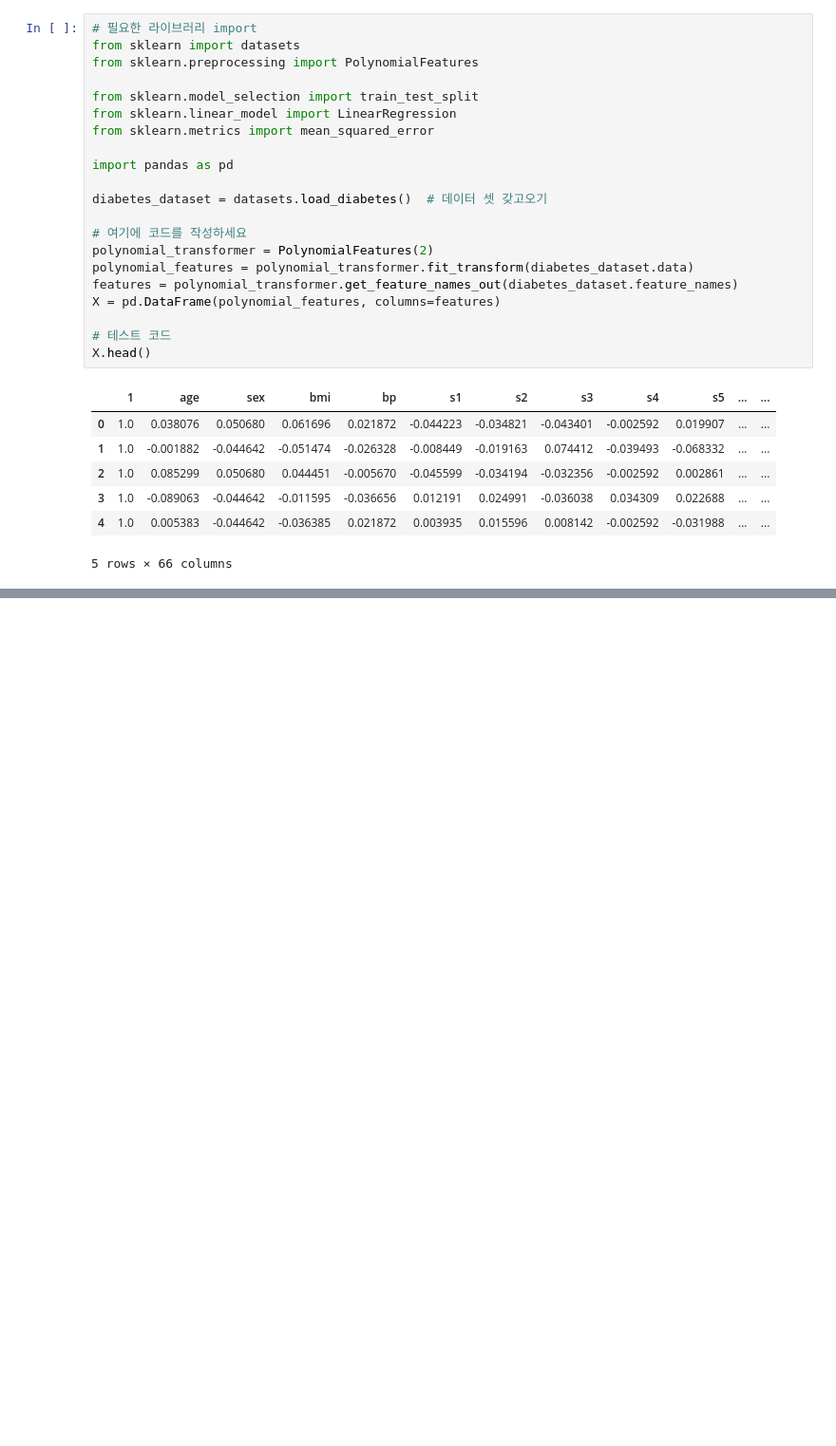
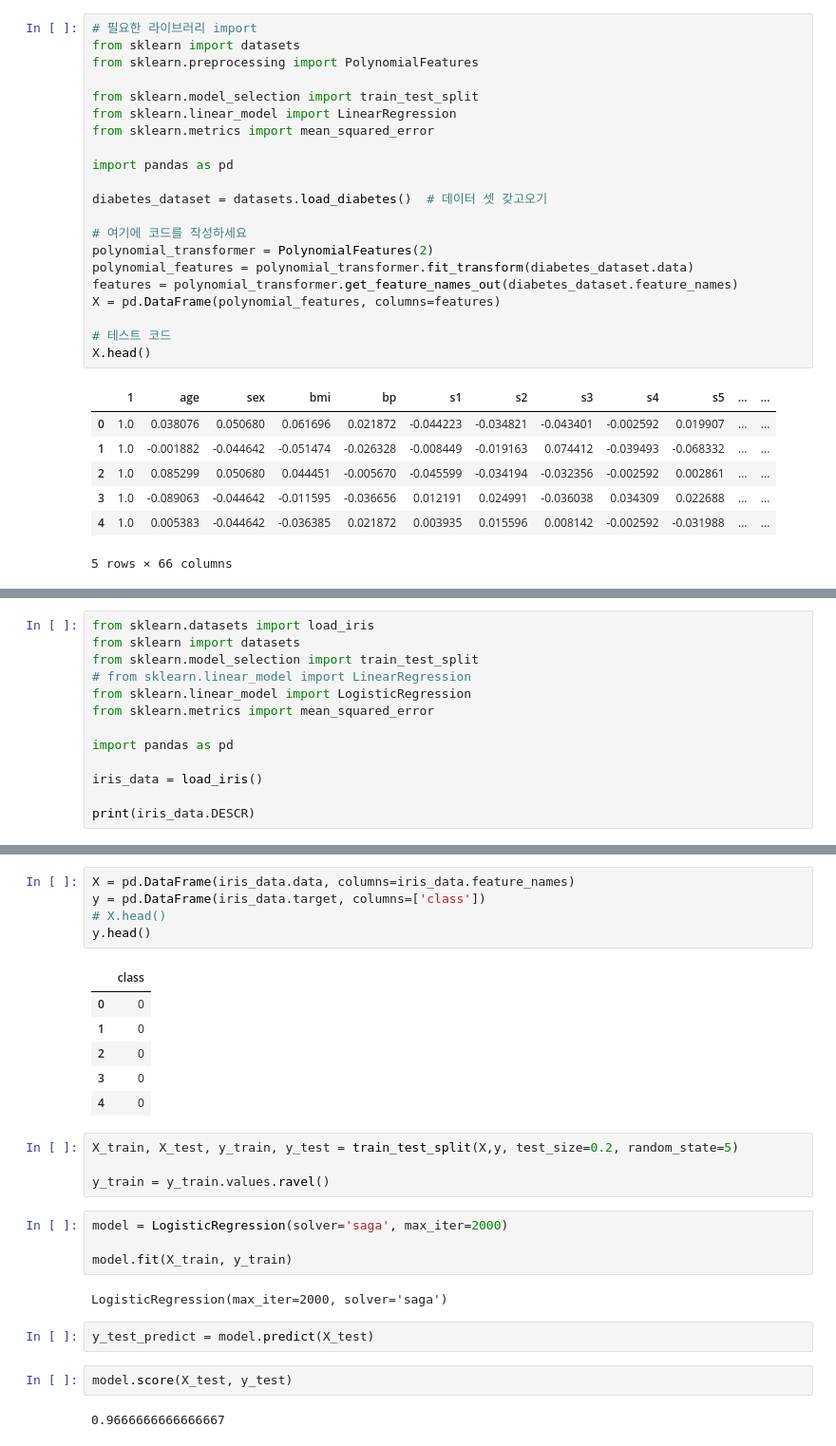
Before and after one commit to Dkor-1/myTorch, a Jupyter notebook: reg.ipynb, the cells around one changed output, grey strips where cells are left out. Shown at 95% size. Saved outputs shown, nothing was run; the diff lists cells and outputs as text; blank space fills up the shorter version.

```diff
--- a/reg.ipynb
+++ b/reg.ipynb
@@ -222,0 +272,13 @@ X.head()
+# %%
+from sklearn.datasets import load_iris
+from sklearn import datasets
+from sklearn.model_selection import train_test_split
+# from sklearn.linear_model import LinearRegression
+from sklearn.linear_model import LogisticRegression
+from sklearn.metrics import mean_squared_error
+
+import pandas as pd
+
+iris_data = load_iris()
+
+print(iris_data.DESCR)
@@ -222,0 +303,28 @@ X.head()
+# %%
+X = pd.DataFrame(iris_data.data, columns=iris_data.feature_names)
+y = pd.DataFrame(iris_data.target, columns=['class'])
+# X.head()
+y.head()
+# %% [output]
+|  | class |
+| 0 | 0 |
+| 1 | 0 |
+| 2 | 0 |
+| 3 | 0 |
+| 4 | 0 |
+# %%
+X_train, X_test, y_train, y_test = train_test_split(X,y, test_size=0.2, random_state=5)
+
+y_train = y_train.values.ravel()
+# %%
+model = LogisticRegression(solver='saga', max_iter=2000)
+
+model.fit(X_train, y_train)
+# %% [output]
+LogisticRegression(max_iter=2000, solver='saga')
+# %%
+y_test_predict = model.predict(X_test)
+# %%
+model.score(X_test, y_test)
+# %% [output]
+0.9666666666666667
```
Also changed, not shown: parts of 3 cells of this notebook, 1 other file.
